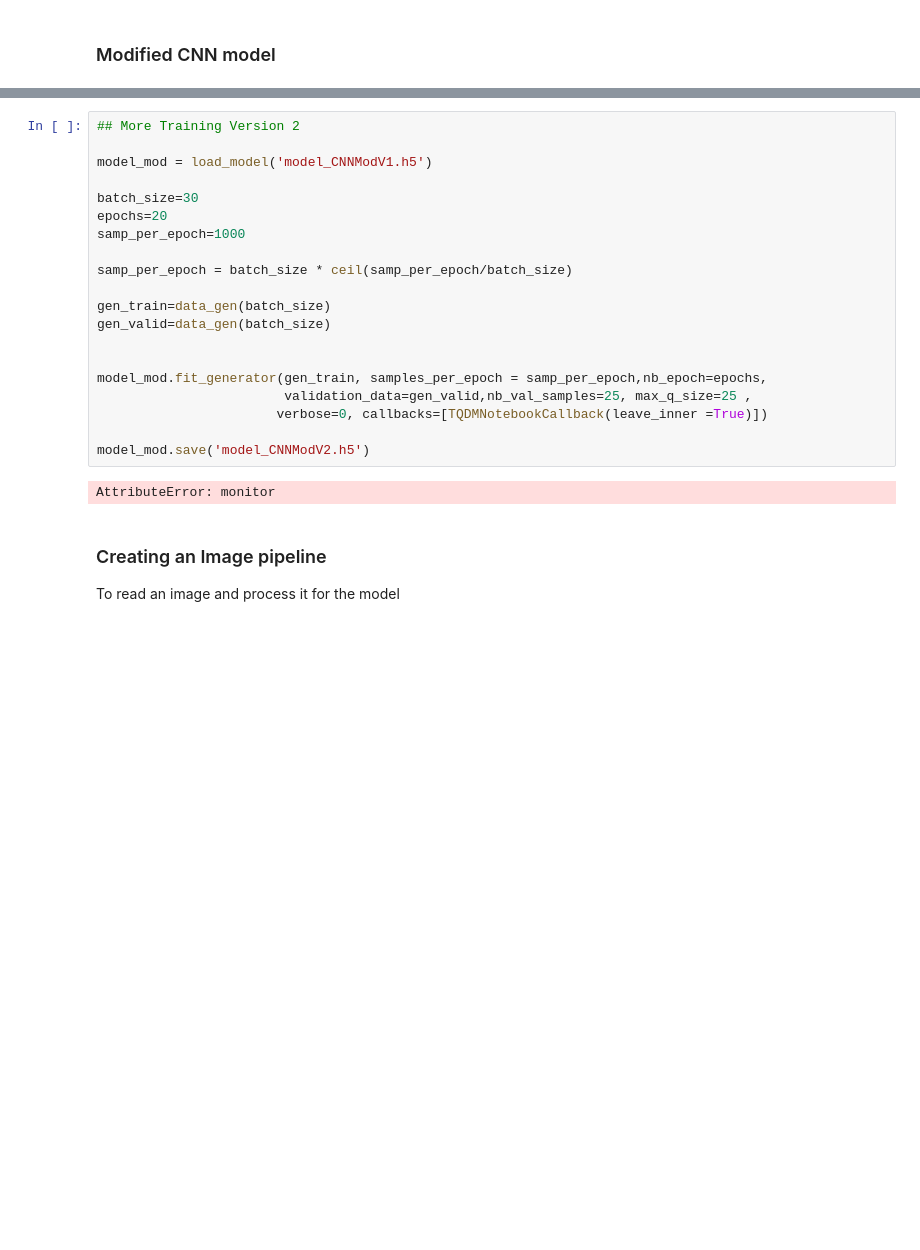
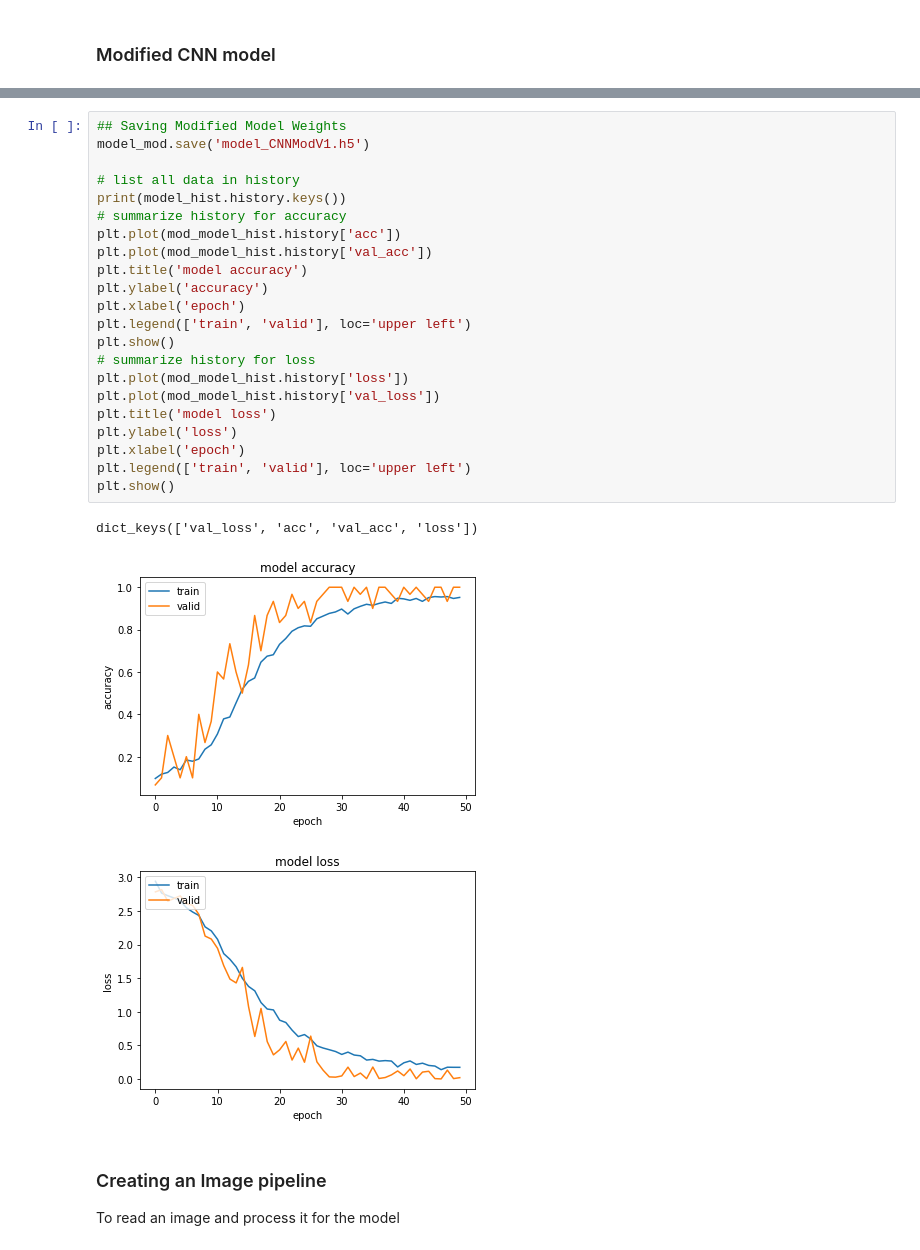
Before and after one commit to anishpillay2002/Facial_Recognition, a Jupyter notebook: facial_recognition_final_code.ipynb, the cells around one changed output, grey strips where cells are left out. Saved outputs shown, nothing was run; the diff lists cells and outputs as text; blank space fills up the shorter version.

```diff
--- a/facial_recognition_final_code.ipynb
+++ b/facial_recognition_final_code.ipynb
@@ -729,25 +769,29 @@ model_mod.save('model_CNNModV1.h5')
-# %%
-## More Training Version 2
-
-model_mod = load_model('model_CNNModV1.h5')
-
-batch_size=30
-epochs=20
-samp_per_epoch=1000
-
-samp_per_epoch = batch_size * ceil(samp_per_epoch/batch_size)
-
-gen_train=data_gen(batch_size)
-gen_valid=data_gen(batch_size)
-
-
-model_mod.fit_generator(gen_train, samples_per_epoch = samp_per_epoch,nb_epoch=epochs,
-                        validation_data=gen_valid,nb_val_samples=25, max_q_size=25 ,
-                       verbose=0, callbacks=[TQDMNotebookCallback(leave_inner =True)])
-
-model_mod.save('model_CNNModV2.h5')
-# %% [output]
-AttributeError: monitor
+# %%
+## Saving Modified Model Weights
+model_mod.save('model_CNNModV1.h5')
+
+# list all data in history
+print(model_hist.history.keys())
+# summarize history for accuracy
+plt.plot(mod_model_hist.history['acc'])
+plt.plot(mod_model_hist.history['val_acc'])
+plt.title('model accuracy')
+plt.ylabel('accuracy')
+plt.xlabel('epoch')
+plt.legend(['train', 'valid'], loc='upper left')
+plt.show()
+# summarize history for loss
+plt.plot(mod_model_hist.history['loss'])
+plt.plot(mod_model_hist.history['val_loss'])
+plt.title('model loss')
+plt.ylabel('loss')
+plt.xlabel('epoch')
+plt.legend(['train', 'valid'], loc='upper left')
+plt.show()
+# %% [output]
+dict_keys(['val_loss', 'acc', 'val_acc', 'loss'])
+[figure, added]
+[figure, added]
 # %% [markdown]
 ### Creating an Image pipeline
 
```
Also changed, not shown: parts of 19 cells of this notebook, 2 other files.
